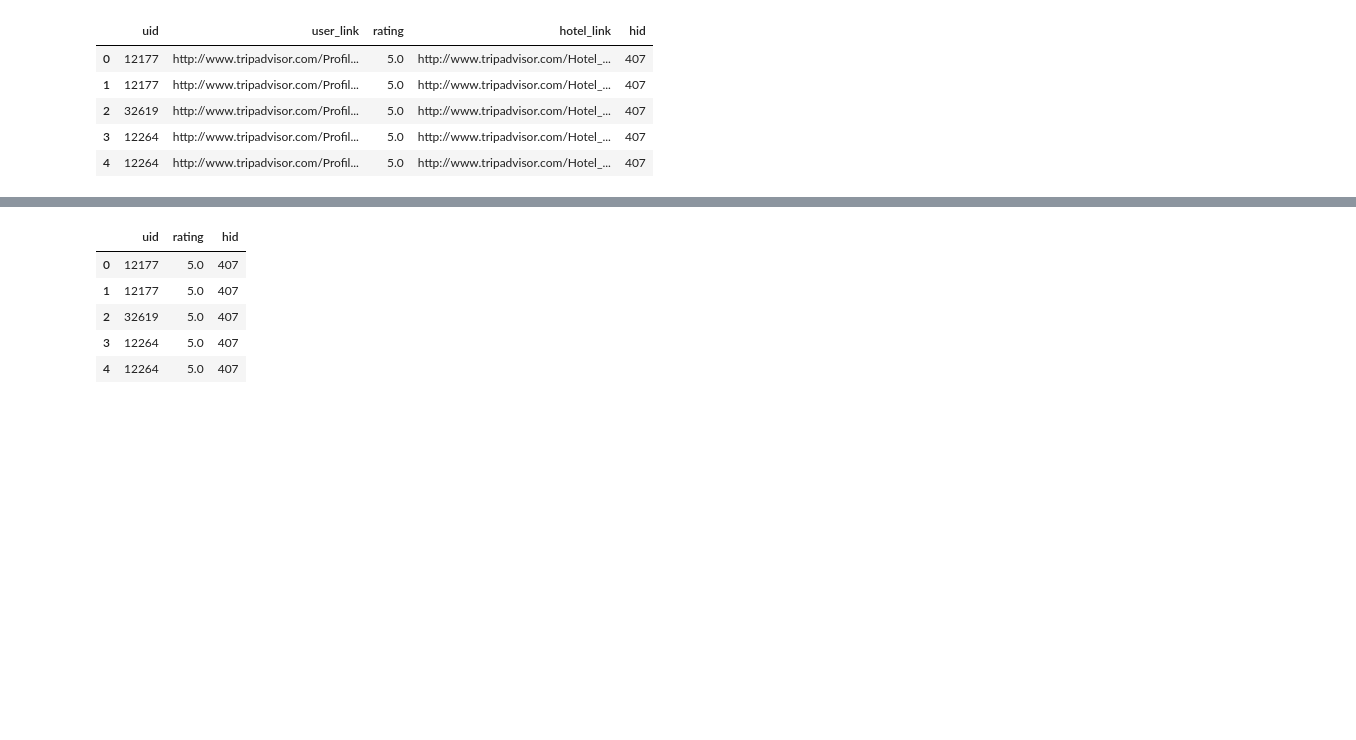
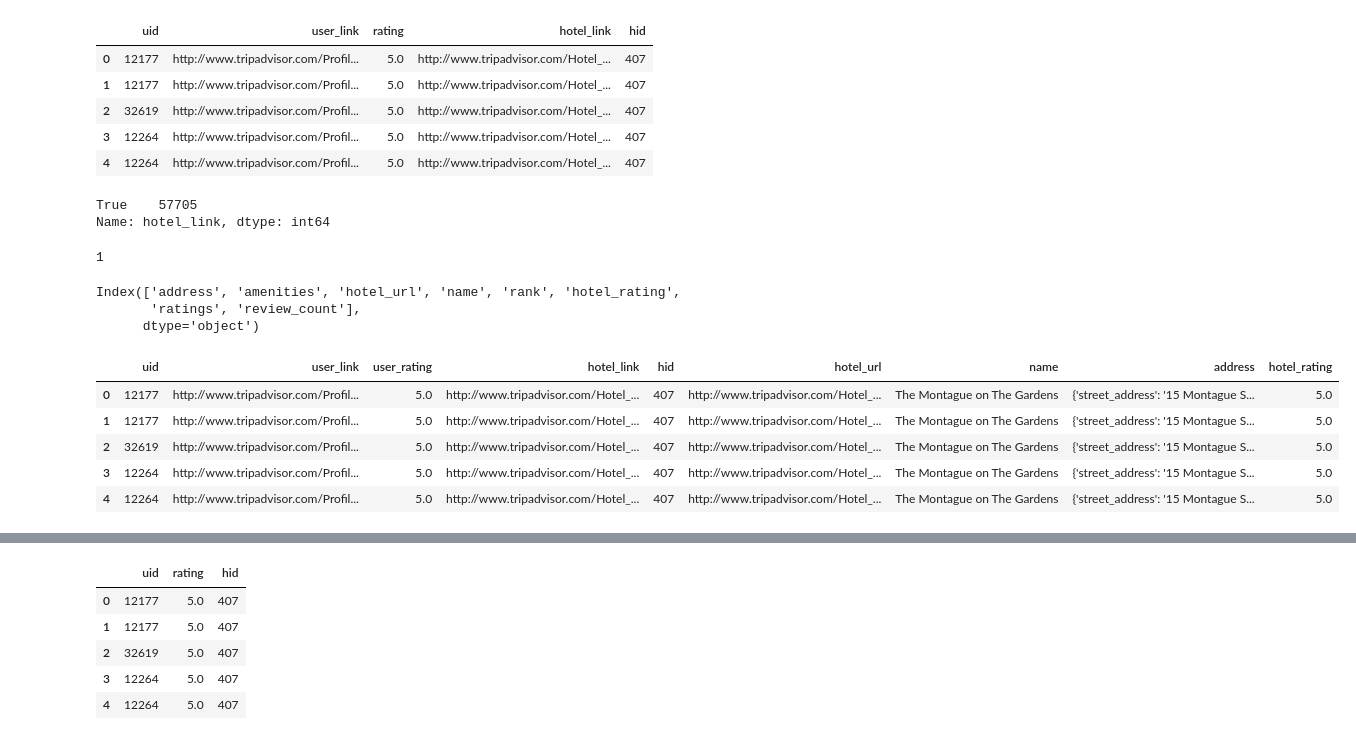
Before and after one commit to thomsu/TripAdvisor_Recommender, a Jupyter notebook: ThomsFinalProject.ipynb, the cells around one changed output, grey strips where cells are left out. Saved outputs shown, nothing was run; the diff lists cells and outputs as text; code cells hidden in the pictures; blank space fills up the shorter version.

```diff
--- a/ThomsFinalProject.ipynb
+++ b/ThomsFinalProject.ipynb
@@ -889,0 +895,37 @@ combined_hotel_reviews.head()
+# %%
+tahotel = pd.read_json('tripadvisor_hotel.json')
+# %%
+combined_hotel_reviews['hotel_link'].isin(tahotel['hotel_url']).value_counts()
+# %% [output]
+True    57705
+Name: hotel_link, dtype: int64
+# %%
+new_hotels = combined_hotel_reviews[~combined_hotel_reviews['hotel_link'].isin(tahotel['hotel_url']).dropna()]
+len(new_hotels)
+# %% [output]
+1
+# %%
+combined_hotel_reviews = combined_hotel_reviews.reset_index(drop=True)
+# %%
+combined_hotel_reviews = combined_hotel_reviews.drop(combined_hotel_reviews.index[13328])
+# %%
+tahotel.columns = ['address', 'amenities', 'hotel_url', 'name', 'rank', 'hotel_rating', 'ratings', 'review_count']
+tahotel.columns
+# %% [output]
+Index(['address', 'amenities', 'hotel_url', 'name', 'rank', 'hotel_rating',
+       'ratings', 'review_count'],
+      dtype='object')
+# %%
+combined_hotel_reviews = pd.merge(combined_hotel_reviews,
+                 tahotel[['hotel_url', 'name', 'address', 'hotel_rating']],
+                 left_on='hotel_link',
+                 right_on='hotel_url',
+                 how='left')
+combined_hotel_reviews.head()
+# %% [output]
+|  | uid | user_link | user_rating | hotel_link | hid | hotel_url | name | address | hotel_rating |
+| 0 | 12177 | http://www.tripadvisor.com/Profil... | 5.0 | http://www.tripadvisor.com/Hotel_... | 407 | http://www.tripadvisor.com/Hotel_... | The Montague on The Gardens | {'street_address': '15 Montague S... | 5.0 |
+| 1 | 12177 | http://www.tripadvisor.com/Profil... | 5.0 | http://www.tripadvisor.com/Hotel_... | 407 | http://www.tripadvisor.com/Hotel_... | The Montague on The Gardens | {'street_address': '15 Montague S... | 5.0 |
+| 2 | 32619 | http://www.tripadvisor.com/Profil... | 5.0 | http://www.tripadvisor.com/Hotel_... | 407 | http://www.tripadvisor.com/Hotel_... | The Montague on The Gardens | {'street_address': '15 Montague S... | 5.0 |
+| 3 | 12264 | http://www.tripadvisor.com/Profil... | 5.0 | http://www.tripadvisor.com/Hotel_... | 407 | http://www.tripadvisor.com/Hotel_... | The Montague on The Gardens | {'street_address': '15 Montague S... | 5.0 |
+| 4 | 12264 | http://www.tripadvisor.com/Profil... | 5.0 | http://www.tripadvisor.com/Hotel_... | 407 | http://www.tripadvisor.com/Hotel_... | The Montague on The Gardens | {'street_address': '15 Montague S... | 5.0 |
```
Also changed, not shown: parts of 31 cells of this notebook, 3 other files.
